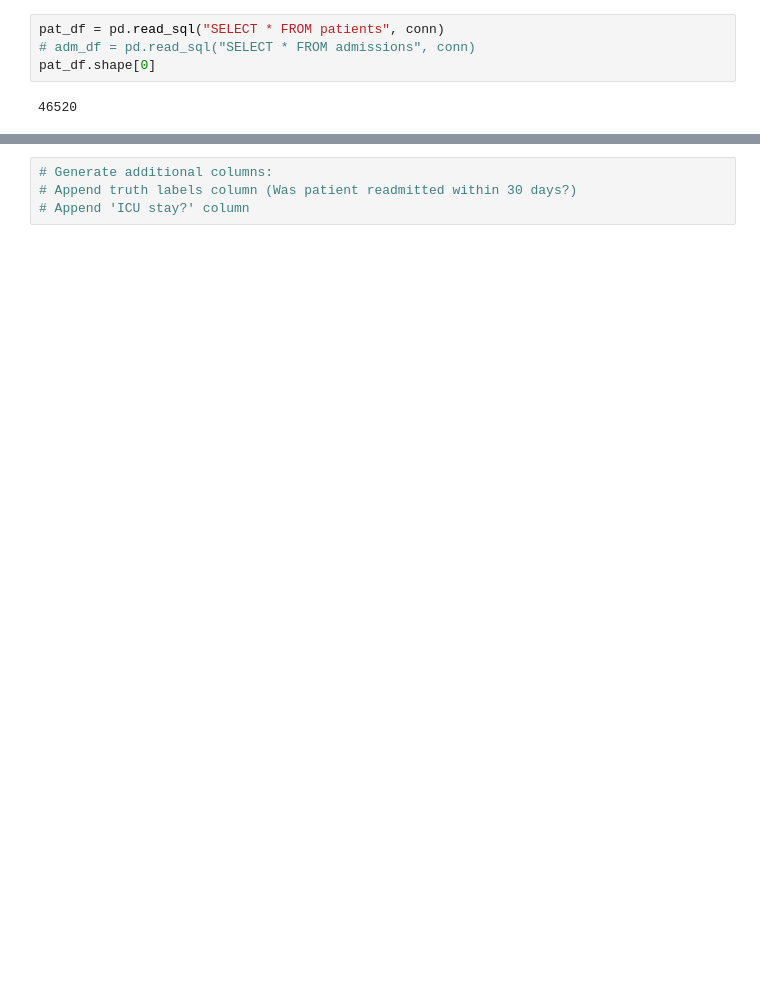
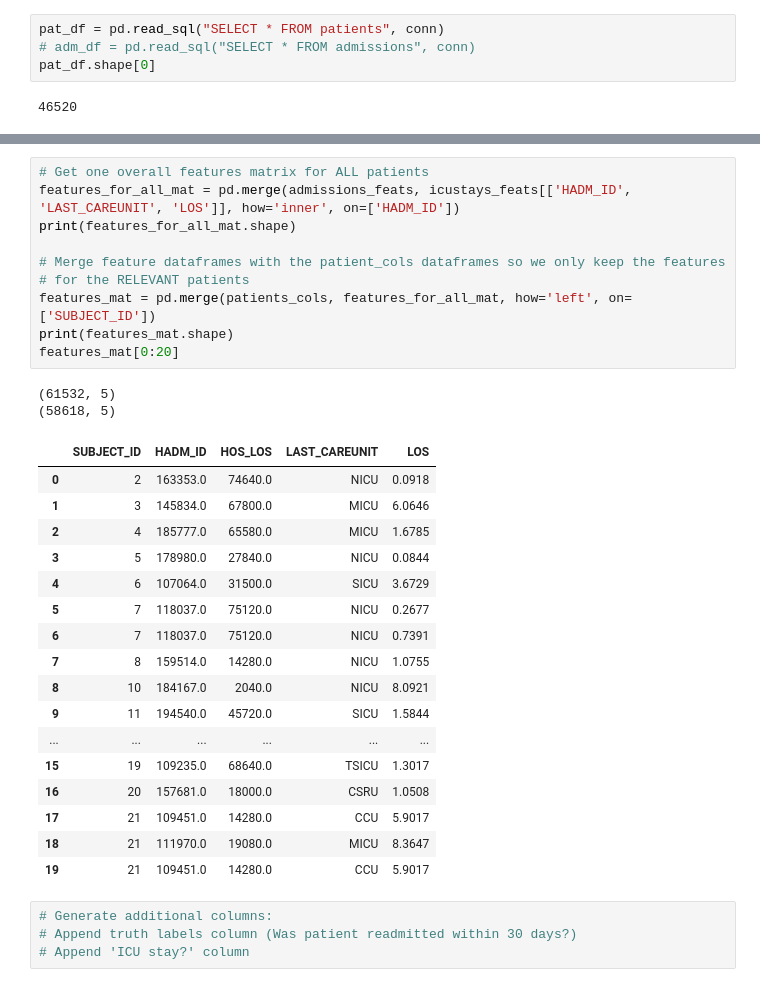
Before and after one commit to kevinmchu/BME590Final, a Jupyter notebook: Design matrix.ipynb, the cells around one changed output, grey strips where cells are left out. Saved outputs shown, nothing was run; the diff lists cells and outputs as text; blank space fills up the shorter version.

```diff
--- a/Design matrix.ipynb
+++ b/Design matrix.ipynb
@@ -173,3 +229,33 @@ drgcodes_feats[15:25]
+# %%
+# Get one overall features matrix for ALL patients
+features_for_all_mat = pd.merge(admissions_feats, icustays_feats[['HADM_ID', 'LAST_CAREUNIT', 'LOS']], how='inner', on=['HADM_ID'])
+print(features_for_all_mat.shape)
+
+# Merge feature dataframes with the patient_cols dataframes so we only keep the features
+# for the RELEVANT patients
+features_mat = pd.merge(patients_cols, features_for_all_mat, how='left', on=['SUBJECT_ID'])
+print(features_mat.shape)
+features_mat[0:20]
+# %% [output]
+(61532, 5)
+(58618, 5)
+|  | SUBJECT_ID | HADM_ID | HOS_LOS | LAST_CAREUNIT | LOS |
+| 0 | 2 | 163353.0 | 74640.0 | NICU | 0.0918 |
+| 1 | 3 | 145834.0 | 67800.0 | MICU | 6.0646 |
+| 2 | 4 | 185777.0 | 65580.0 | MICU | 1.6785 |
+| 3 | 5 | 178980.0 | 27840.0 | NICU | 0.0844 |
+| 4 | 6 | 107064.0 | 31500.0 | SICU | 3.6729 |
+| 5 | 7 | 118037.0 | 75120.0 | NICU | 0.2677 |
+| 6 | 7 | 118037.0 | 75120.0 | NICU | 0.7391 |
+| 7 | 8 | 159514.0 | 14280.0 | NICU | 1.0755 |
+| 8 | 10 | 184167.0 | 2040.0 | NICU | 8.0921 |
+| 9 | 11 | 194540.0 | 45720.0 | SICU | 1.5844 |
+| ... | ... | ... | ... | ... | ... |
+| 15 | 19 | 109235.0 | 68640.0 | TSICU | 1.3017 |
+| 16 | 20 | 157681.0 | 18000.0 | CSRU | 1.0508 |
+| 17 | 21 | 109451.0 | 14280.0 | CCU | 5.9017 |
+| 18 | 21 | 111970.0 | 19080.0 | MICU | 8.3647 |
+| 19 | 21 | 109451.0 | 14280.0 | CCU | 5.9017 |
 # %%
 # Generate additional columns:
 # Append truth labels column (Was patient readmitted within 30 days?)
```
Also changed, not shown: parts of 13 cells of this notebook.
